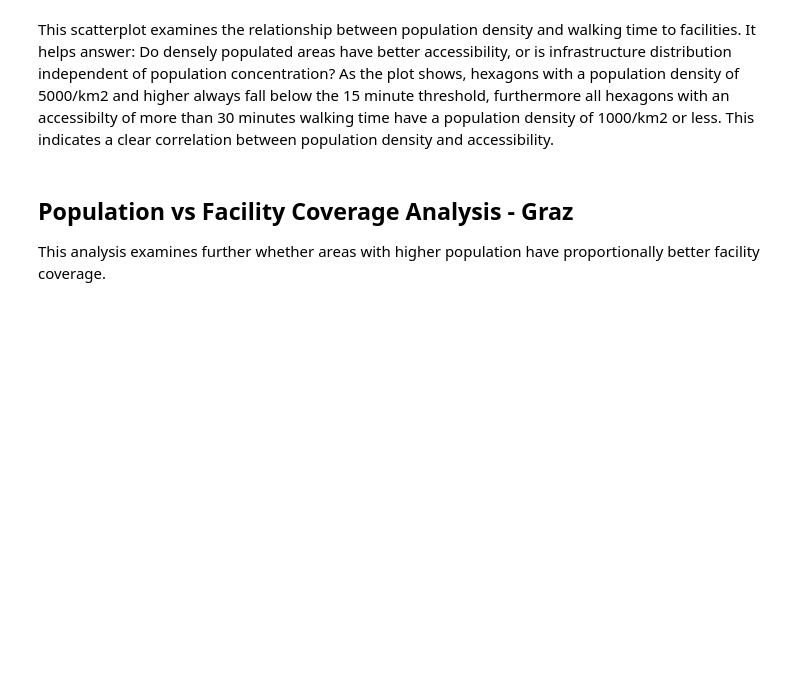
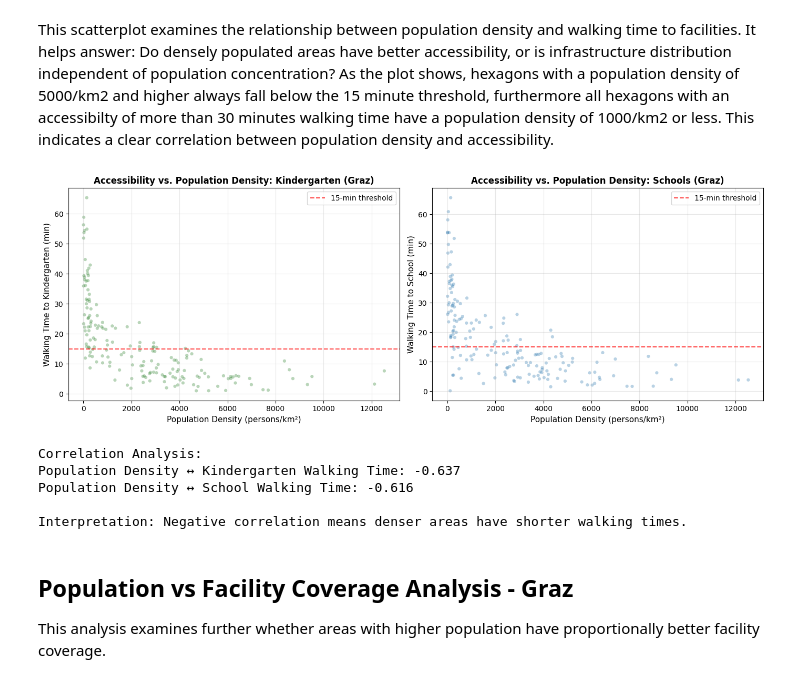
Before and after one commit to miriam-ee/GIS_FinalProject_Group2, a Jupyter notebook: group2_final.ipynb, the cells around one changed output. Cells and saved outputs as stored; diff of their text form; code cells hidden in the pictures; blank space fills up the shorter version.

```diff
--- a/group2_final.ipynb
+++ b/group2_final.ipynb
@@ -1431,37 +1751,44 @@ axes[0].scatter(
 axes[0].axhline(y=15, color='red', linestyle='--', linewidth=1.5, alpha=0.7, label='15-min threshold')
 axes[0].set_xlabel('Population Density (persons/km²)', fontsize=11)
 axes[0].set_ylabel('Walking Time to Kindergarten (min)', fontsize=11)
-axes[0].set_title('Accessibility vs. Population Density: Kindergarten', fontsize=12, fontweight='bold')
+axes[0].set_title('Accessibility vs. Population Density: Kindergarten (Graz)', fontsize=12, fontweight='bold')
 axes[0].legend()
 axes[0].grid(alpha=0.3)
 
 # Schools
 axes[1].scatter(
     gdf_scatter['pop_density'],
     gdf_scatter['t_school_min'],
     alpha=0.3,
     s=20,
     c="#176ba7",
     edgecolors='none'
 )
 axes[1].axhline(y=15, color='red', linestyle='--', linewidth=1.5, alpha=0.7, label='15-min threshold')
 axes[1].set_xlabel('Population Density (persons/km²)', fontsize=11)
 axes[1].set_ylabel('Walking Time to School (min)', fontsize=11)
-axes[1].set_title('Accessibility vs. Population Density: Schools', fontsize=12, fontweight='bold')
+axes[1].set_title('Accessibility vs. Population Density: Schools (Graz)', fontsize=12, fontweight='bold')
 axes[1].legend()
 axes[1].grid(alpha=0.3)
 
 plt.tight_layout()
 plt.show()
 
 # Correlation analysis
 corr_kindergarten = gdf_scatter['pop_density'].corr(gdf_scatter['t_kindergarten_min'])
 corr_school = gdf_scatter['pop_density'].corr(gdf_scatter['t_school_min'])
 
 print(f"\nCorrelation Analysis:")
 print(f"Population Density ↔ Kindergarten Walking Time: {corr_kindergarten:.3f}")
 print(f"Population Density ↔ School Walking Time: {corr_school:.3f}")
 print("\nInterpretation: Negative correlation means denser areas have shorter walking times.")
+# %% [output]
+[figure, added]
+Correlation Analysis:
+Population Density ↔ Kindergarten Walking Time: -0.637
+Population Density ↔ School Walking Time: -0.616
+
+Interpretation: Negative correlation means denser areas have shorter walking times.
 # %% [markdown]
 ## Population vs Facility Coverage Analysis - Graz
 This analysis examines further whether areas with higher population have proportionally
```
Also changed, not shown: parts of 60 cells of this notebook.
